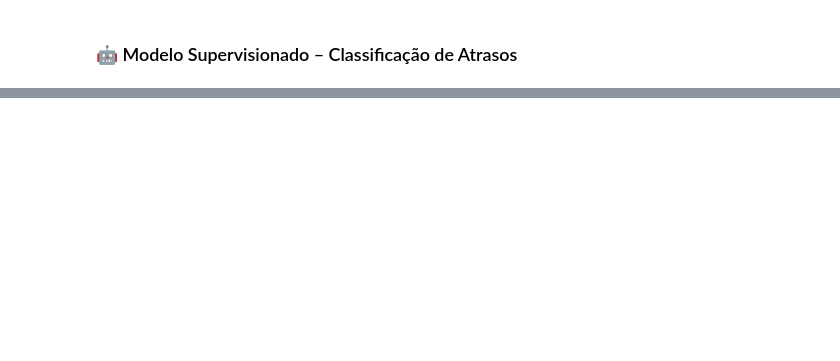
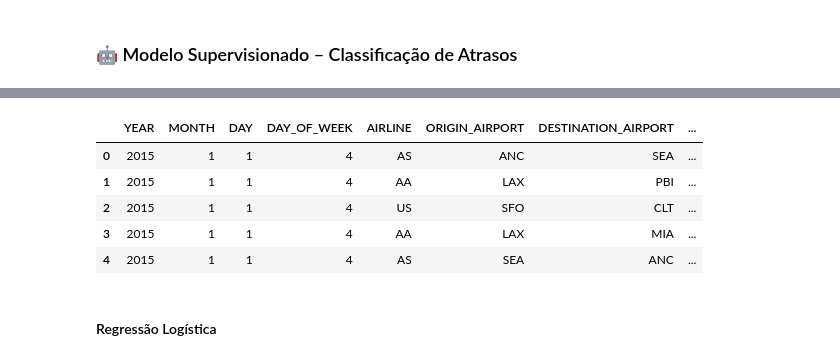
Before and after one commit to anacarolineas/tech-challenge-flights, a Jupyter notebook: analise_atrasos_voos.ipynb, the cells around one changed output, grey strips where cells are left out. Drawn from its saved outputs; the diff is of its cells as text; code cells hidden in the pictures; blank space fills up the shorter version.

```diff
--- a/analise_atrasos_voos.ipynb
+++ b/analise_atrasos_voos.ipynb
@@ -429,3 +428,62 @@ df_training =
+# %%
+from sklearn.preprocessing import OneHotEncoder
+from sklearn.compose import ColumnTransformer
+
+df_model_sup = df.copy()
+
+# Tornar ARRIVAL_DELAY numérica
+df_model_sup["DELAYED"] = (df_model_sup["ARRIVAL_DELAY"] > 0).astype(int)
+
+# Remover outras colunas desnecessárias
+df_model_sup = df_model_sup.drop(columns=['FLIGHT_NUMBER', 'DEPARTURE_TIME', 'TAXI_OUT', 'ELAPSED_TIME', 'TAXI_IN',
+    'ARRIVAL_TIME', 'ARRIVAL_DELAY', 'SCHEDULED_ARRIVAL' ])
+
+# Remover voos cancelados e desviados
+df_model_sup = df_model_sup[
+    (df_model_sup["CANCELLED"] == 0) &
+    (df_model_sup["DIVERTED"] == 0)
+].copy()
+
+# One-Hot Encoding em dados de aeroportos e companhias aéreas
+cat_features = ["AIRLINE", "ORIGIN_AIRPORT", "DESTINATION_AIRPORT"]
+num_features = [
+    "MONTH", "DAY_OF_WEEK",
+    "SCHEDULED_DEPARTURE", "SCHEDULED_TIME", "DISTANCE"
+]
+
+preprocessor = ColumnTransformer(
+    transformers=[
+        ("cat", OneHotEncoder(handle_unknown="ignore"), cat_features),
+        ("num", "passthrough", num_features)
+    ]
+)
+
+# Definir faixa horária
+def faixa_horaria(h):
+    if h < 600:
+        return "madrugada"
+    elif h < 1200:
+        return "manha"
+    elif h < 1800:
+        return "tarde"
+    else:
+        return "noite"
+
+df_model_sup["SCHEDULED_TIME_SLOT"] = df_model_sup["SCHEDULED_DEPARTURE"].apply(faixa_horaria)
+
+# Definir final de semana
+df_model_sup["WEEKEND"] = df_model_sup["DAY_OF_WEEK"].isin([6, 7]).astype(int)
+
+df_model_sup.head()
+# %% [output]
+|  | YEAR | MONTH | DAY | DAY_OF_WEEK | AIRLINE | ORIGIN_AIRPORT | DESTINATION_AIRPORT | ... |
+| 0 | 2015 | 1 | 1 | 4 | AS | ANC | SEA | ... |
+| 1 | 2015 | 1 | 1 | 4 | AA | LAX | PBI | ... |
+| 2 | 2015 | 1 | 1 | 4 | US | SFO | CLT | ... |
+| 3 | 2015 | 1 | 1 | 4 | AA | LAX | MIA | ... |
+| 4 | 2015 | 1 | 1 | 4 | AS | SEA | ANC | ... |
+# %% [markdown]
+#### Regressão Logística
 # %%
 from sklearn.model_selection import train_test_split
 from sklearn.linear_model import LogisticRegression
```
Also changed, not shown: parts of 16 cells of this notebook.
